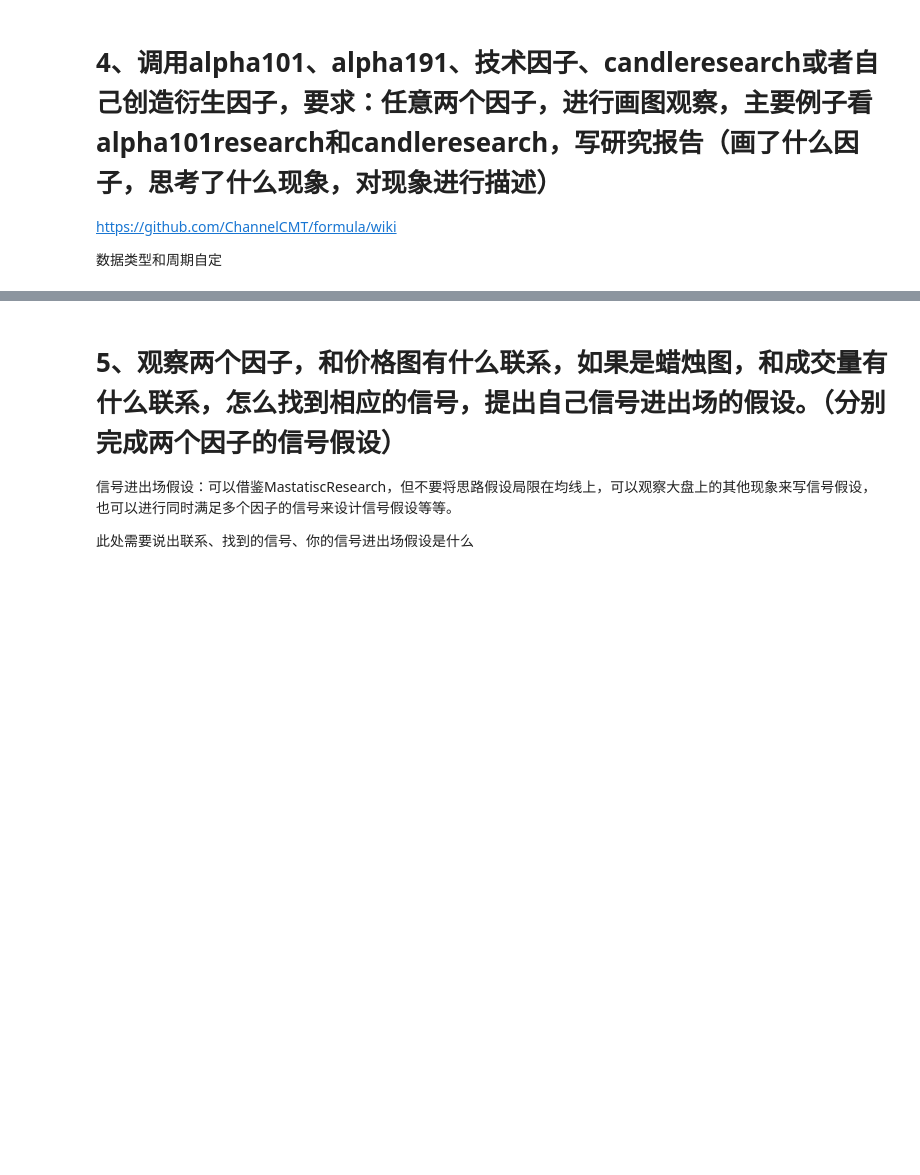
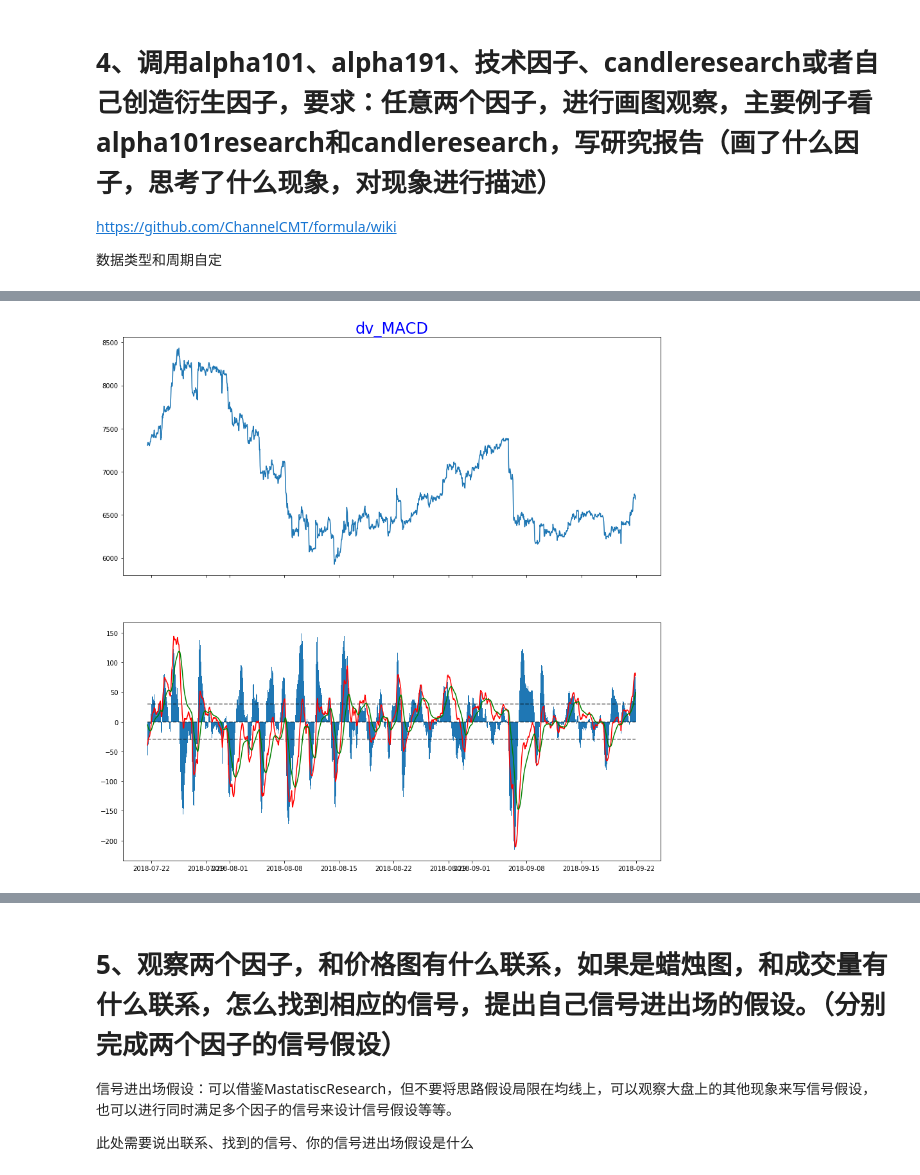
Before and after one commit to chenjlygs/-1-3, a Jupyter notebook: 数据获取与因子绩效试题.ipynb, the cells around one changed output, grey strips where cells are left out. Cells and saved outputs as stored; diff of their text form; code cells hidden in the pictures; blank space fills up the shorter version.

```diff
--- a/数据获取与因子绩效试题.ipynb
+++ b/数据获取与因子绩效试题.ipynb
@@ -248,0 +263,5 @@ https://github.com/ChannelCMT/formula/wiki
+# %%
+from jaqs_fxdayu.data.hf_dataview import HFDataView
+
+dv1H = HFDataView()
+dv1H.create_init_dv(Time_dict.set_index(["trade_date","symbol"]))
@@ -248,0 +270,5 @@ https://github.com/ChannelCMT/formula/wiki
+# %%
+#因子：MACD
+dv1H.add_formula('MACD', "Ta('EMA',0,0,0,0,close,0,12) - Ta('EMA',0,0,0,0,close,0,26)", add_data = True)
+dv1H.add_formula('MACD_Signal', "Ta('EMA',0,0,0,0,MACD,9)", add_data = True)
+dv1H.add_formula('Hist', "2*(MACD-MACD_Signal)", add_data = True)
@@ -248,0 +295,22 @@ https://github.com/ChannelCMT/formula/wiki
+# %%
+import matplotlib.pyplot as plt
+import pandas as pd
+
+def Plot_MACD(dv, MACD, MACD_Signal, Hist, chart_name='dv_MACD', n=-1500):
+    fig,(ax,ax1) = plt.subplots(2,1,sharex=True, figsize=(15,15))
+    ax.plot(dv.get_ts('close', date_type='datetime').iloc[:,0].iloc[n:])
+    ax.set_title(chart_name,fontsize=24,color='b')
+    ax1.plot(MACD.iloc[n:], color = 'r')
+    ax1.plot(MACD_Signal.iloc[n:], color = 'g')
+    ax1.hlines(0, MACD.iloc[n:].index[0], MACD.iloc[n:].index[-1], alpha=0.5, linestyle='--')
+    ax1.hlines(30, MACD.iloc[n:].index[0], MACD.iloc[n:].index[-1], alpha=0.5, linestyle='--')
+    ax1.hlines(-30, MACD.iloc[n:].index[0], MACD.iloc[n:].index[-1], alpha=0.5, linestyle='--')
+    ax1.bar(dv.get_ts('close', date_type='datetime').iloc[:,0].iloc[n:].index ,Hist.iloc[n:],width = 0.05)
+    plt.show()
+
+MACD = dv1H.get_ts('MACD',date_type = 'datetime')
+MACD_Signal = dv1H.get_ts('MACD_Signal',date_type = 'datetime')
+Hist = dv1H.get_ts('Hist',date_type = 'datetime')
+Plot_MACD(dv1H, MACD.iloc[:,0], MACD_Signal.iloc[:,0], Hist.iloc[:,0])
+# %% [output]
+[figure, added]
```
Also changed, not shown: parts of 8 cells of this notebook.
